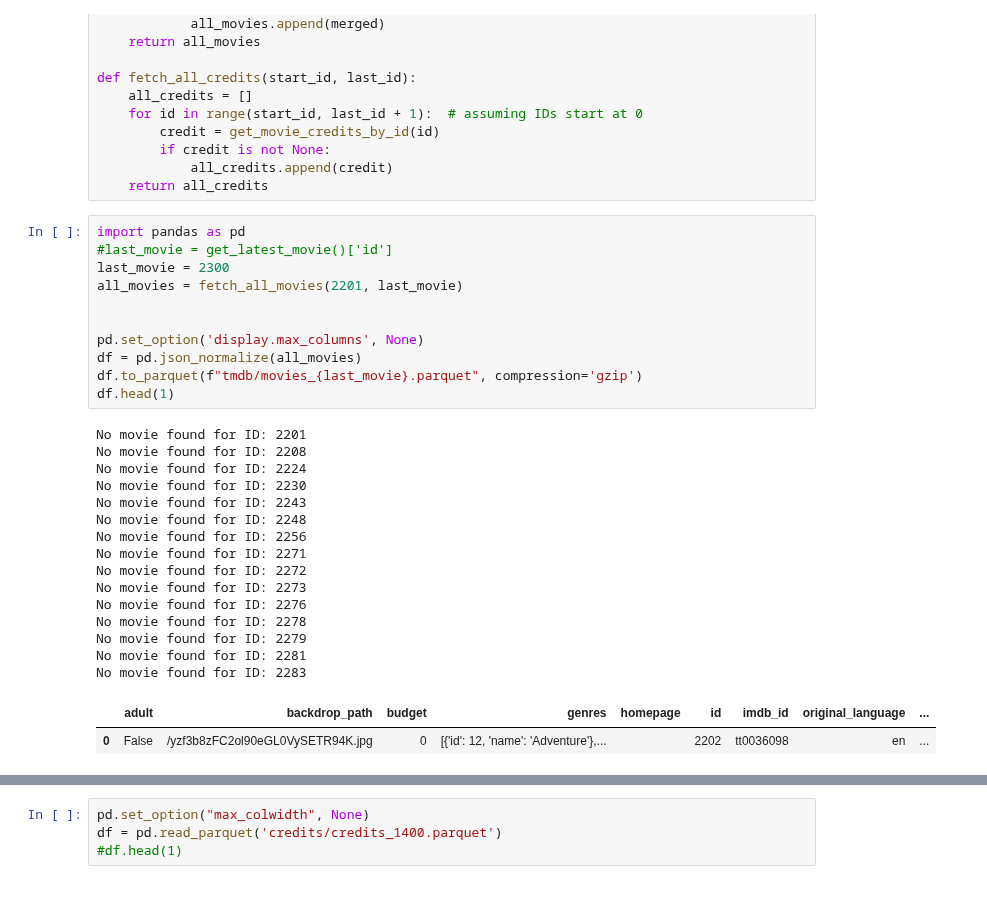
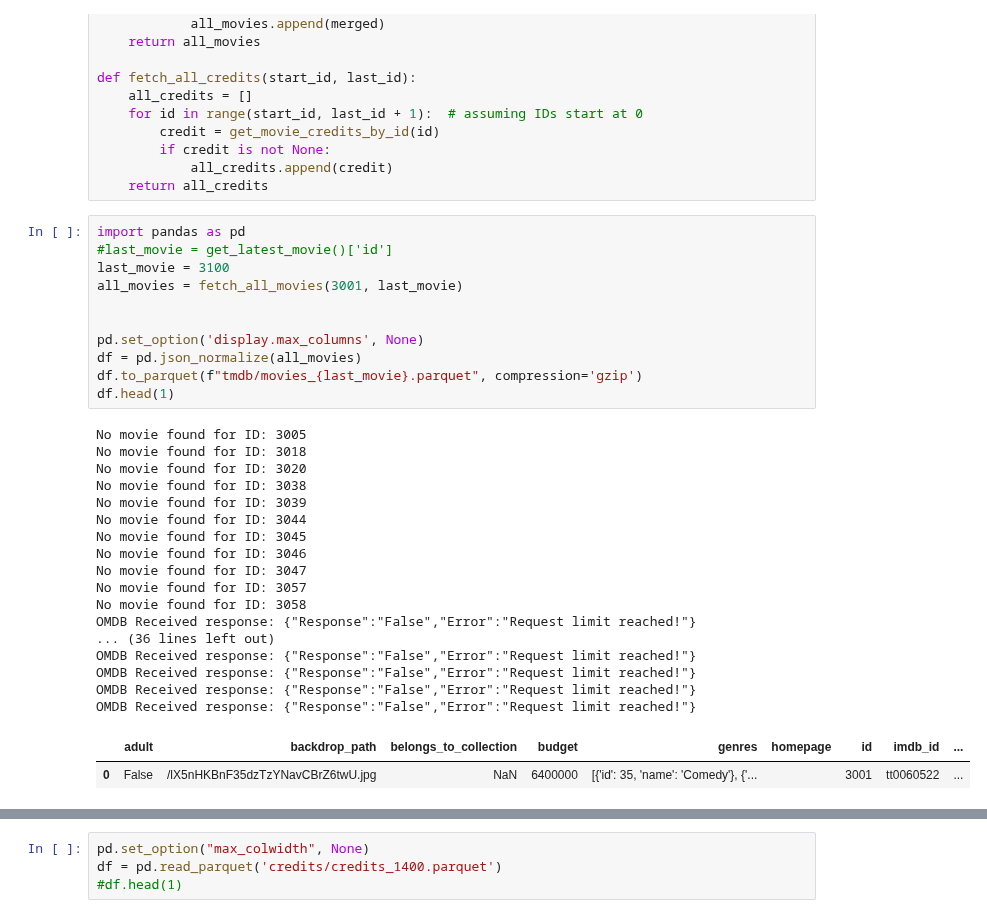
Before and after one commit to olgazju/ml_camp_2023, a Jupyter notebook: midterm project/scrap_data.ipynb, the cells around one changed output, grey strips where cells are left out. Saved outputs shown, nothing was run; the diff lists cells and outputs as text.

```diff
--- a/midterm project/scrap_data.ipynb
+++ b/midterm project/scrap_data.ipynb
@@ -95,32 +95,34 @@ def fetch_all_credits(start_id, last_id):
 # %%
 import pandas as pd
 #last_movie = get_latest_movie()['id']
-last_movie = 2300
-all_movies = fetch_all_movies(2201, last_movie)
+last_movie = 3100
+all_movies = fetch_all_movies(3001, last_movie)
 
 
 pd.set_option('display.max_columns', None)
 df = pd.json_normalize(all_movies)
 df.to_parquet(f"tmdb/movies_{last_movie}.parquet", compression='gzip')
 df.head(1)
 # %% [output]
-No movie found for ID: 2201
-No movie found for ID: 2208
-No movie found for ID: 2224
-No movie found for ID: 2230
-No movie found for ID: 2243
-No movie found for ID: 2248
-No movie found for ID: 2256
-No movie found for ID: 2271
-No movie found for ID: 2272
-No movie found for ID: 2273
-No movie found for ID: 2276
-No movie found for ID: 2278
-No movie found for ID: 2279
-No movie found for ID: 2281
-No movie found for ID: 2283
+No movie found for ID: 3005
+No movie found for ID: 3018
+No movie found for ID: 3020
+No movie found for ID: 3038
+No movie found for ID: 3039
+No movie found for ID: 3044
+No movie found for ID: 3045
+No movie found for ID: 3046
+No movie found for ID: 3047
+No movie found for ID: 3057
+No movie found for ID: 3058
+OMDB Received response: {"Response":"False","Error":"Request limit reached!"}
+... (36 lines left out)
+OMDB Received response: {"Response":"False","Error":"Request limit reached!"}
+OMDB Received response: {"Response":"False","Error":"Request limit reached!"}
+OMDB Received response: {"Response":"False","Error":"Request limit reached!"}
+OMDB Received response: {"Response":"False","Error":"Request limit reached!"}
-|  | adult | backdrop_path | budget | genres | homepage | id | imdb_id | original_language | ... |
-| 0 | False | /yzf3b8zFC2ol90eGL0VySETR94K.jpg | 0 | [{'id': 12, 'name': 'Adventure'},... |  | 2202 | tt0036098 | en | ... |
+|  | adult | backdrop_path | belongs_to_collection | budget | genres | homepage | id | imdb_id | ... |
+| 0 | False | /lX5nHKBnF35dzTzYNavCBrZ6twU.jpg | NaN | 6400000 | [{'id': 35, 'name': 'Comedy'}, {'... |  | 3001 | tt0060522 | ... |
 # %%
 import pandas as pd
 #last_movie = get_latest_movie()['id']
```
Also changed, not shown: parts of 1 cell of this notebook, 2 other files.
